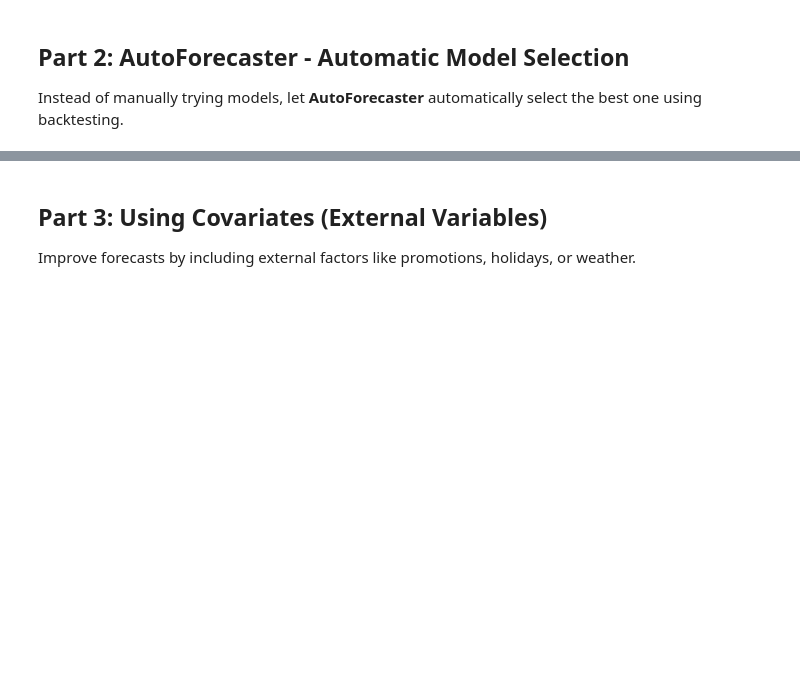
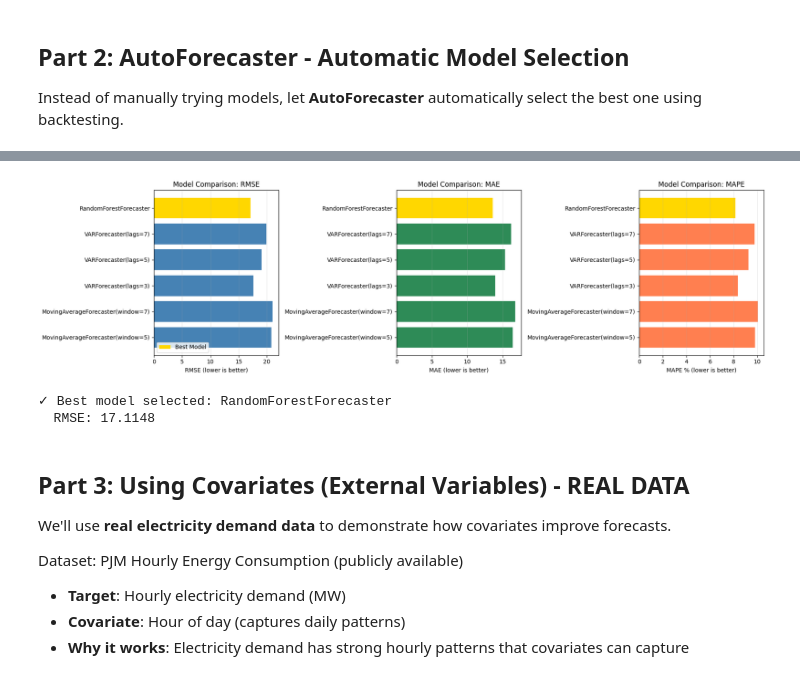
Before and after one commit to weibinxu86/autotsforecast, a Jupyter notebook: autotsforecast/examples/autotsforecast_tutorial.ipynb, the cells around one changed output, grey strips where cells are left out. Drawn from its saved outputs; the diff is of its cells as text; code cells hidden in the pictures; blank space fills up the shorter version.

```diff
--- a/autotsforecast/examples/autotsforecast_tutorial.ipynb
+++ b/autotsforecast/examples/autotsforecast_tutorial.ipynb
@@ -164,8 +652,62 @@ print("\n" + summary)
 # %%
-# Visualize backtesting results
-auto.plot_backtesting_results()
+# Visualize model performance comparison
+summary = auto.get_summary()
+
+# Extract model names and performance metrics
+models = []
+rmse_scores = []
+mae_scores = []
+mape_scores = []
+
+for model_name, metrics in summary['all_results'].items():
+    models.append(model_name)
+    rmse_scores.append(metrics['rmse'])
+    mae_scores.append(metrics['mae'])
+    mape_scores.append(metrics['mape'])
+
+# Create comparison plot
+fig, axes = plt.subplots(1, 3, figsize=(18, 5))
+
+# RMSE comparison
+axes[0].barh(models, rmse_scores, color='steelblue')
+axes[0].set_xlabel('RMSE (lower is better)')
+axes[0].set_title('Model Comparison: RMSE')
+axes[0].grid(True, alpha=0.3, axis='x')
+# Highlight best model
+best_idx = models.index(summary['best_model'])
+axes[0].barh(models[best_idx], rmse_scores[best_idx], color='gold', label='Best Model')
+axes[0].legend()
+
+# MAE comparison
+axes[1].barh(models, mae_scores, color='seagreen')
+axes[1].set_xlabel('MAE (lower is better)')
+axes[1].set_title('Model Comparison: MAE')
+axes[1].grid(True, alpha=0.3, axis='x')
+axes[1].barh(models[best_idx], mae_scores[best_idx], color='gold')
+
+# MAPE comparison
+axes[2].barh(models, mape_scores, color='coral')
+axes[2].set_xlabel('MAPE % (lower is better)')
+axes[2].set_title('Model Comparison: MAPE')
+axes[2].grid(True, alpha=0.3, axis='x')
+axes[2].barh(models[best_idx], mape_scores[best_idx], color='gold')
+
+plt.tight_layout()
+plt.show()
+
+print(f"\n✓ Best model selected: {summary['best_model']}")
+print(f"  {summary['selection_metric'].upper()}: {summary['best_score']:.4f}")
+# %% [output]
+[figure, added]
+✓ Best model selected: RandomForestForecaster
+  RMSE: 17.1148
 # %% [markdown]
-## Part 3: Using Covariates (External Variables)
+## Part 3: Using Covariates (External Variables) - REAL DATA
 
-Improve forecasts by including external factors like promotions, holidays, or weather.
+We'll use **real electricity demand data** to demonstrate how covariates improve forecasts.
+
+Dataset: PJM Hourly Energy Consumption (publicly available)
+- **Target**: Hourly electricity demand (MW)
+- **Covariate**: Hour of day (captures daily patterns)
+- **Why it works**: Electricity demand has strong hourly patterns that covariates can capture
 # %%
```
Also changed, not shown: parts of 34 cells of this notebook, 3 other files.
